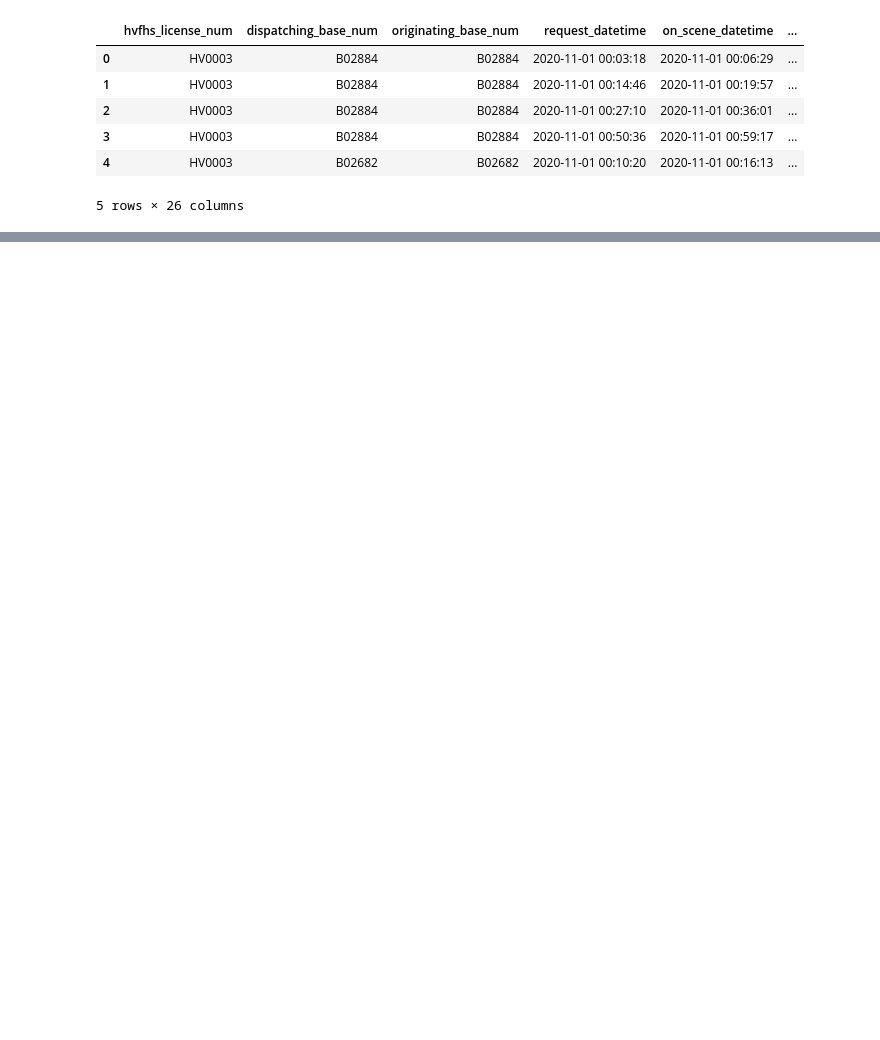
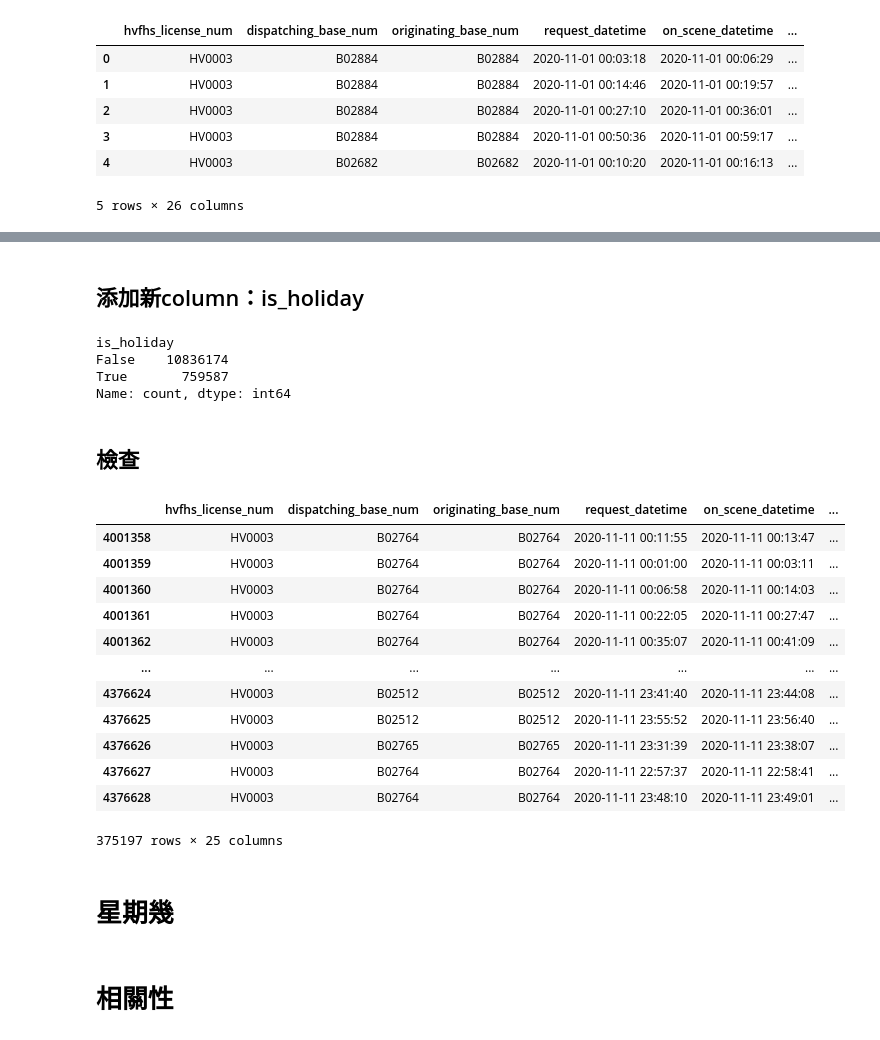
Before and after one commit to TicyYang/nyc-multimodal-ride-hailing-data-retrieval-platform, a Jupyter notebook: data_preprocessing_hvfhv_202011.ipynb, the cells around one changed output, grey strips where cells are left out. Saved outputs shown, nothing was run; the diff lists cells and outputs as text; code cells hidden in the pictures; blank space fills up the shorter version.

```diff
--- a/data_preprocessing_hvfhv_202011.ipynb
+++ b/data_preprocessing_hvfhv_202011.ipynb
@@ -71,12 +69,13 @@ Name: base_passenger_fare, dtype: float64
 # %%
-fhvhv_202011['rider_waiting_time'] = fhvhv_202011['on_scene_datetime'] - fhvhv_202011['request_datetime']
-fhvhv_202011['rider_waiting_time'] = round(fhvhv_202011['rider_waiting_time'] / np.timedelta64(1, 's'), 0)
+
+cal_wating_time['rider_waiting_time'] = cal_wating_time['on_scene_datetime'] - cal_wating_time['request_datetime']
+cal_wating_time['rider_waiting_time'] = round(cal_wating_time['rider_waiting_time'] / np.timedelta64(1, 's'), 0)
 
 
-fhvhv_202011['driver_waiting_time'] = fhvhv_202011['pickup_datetime'] - fhvhv_202011['on_scene_datetime']
-fhvhv_202011['driver_waiting_time'] = round(fhvhv_202011['driver_waiting_time'] / np.timedelta64(1, 's'), 0)
+cal_wating_time['driver_waiting_time'] = cal_wating_time['pickup_datetime'] - cal_wating_time['on_scene_datetime']
+cal_wating_time['driver_waiting_time'] = round(cal_wating_time['driver_waiting_time'] / np.timedelta64(1, 's'), 0)
 
-fhvhv_202011.head()
+cal_wating_time.head()
 # %% [output]
 |  | hvfhs_license_num | dispatching_base_num | originating_base_num | request_datetime | on_scene_datetime | ... |
 | 0 | HV0003 | B02884 | B02884 | 2020-11-01 00:03:18 | 2020-11-01 00:06:29 | ... |
@@ -87,0 +134,13 @@ fhvhv_202011.head()
+# %%
+from pandas.tseries.holiday import AbstractHolidayCalendar, USFederalHolidayCalendar, HolidayCalendarFactory, Holiday
+
+holiday_to_add = [Holiday("Valentine's Day", month=2, day=14),
+                  Holiday("St.Patrick's Day", month=3, day=17),
+                  Holiday("Halloween", month=10, day=31)]
+
+cus_cal = HolidayCalendarFactory('MyHoliday', base=USFederalHolidayCalendar, other=holiday_to_add, base_class=AbstractHolidayCalendar)
+# for i in all_holiday.rules:
+#     print(i)
+holidays_2020 = cus_cal.holidays(cus_cal, start='2020-01-01', end='2020-12-31')
+for date in holidays_2020:
+    print(date)
@@ -87,0 +161,3 @@ fhvhv_202011.head()
+# %%
+holidays_2020 = holidays_2020.date
+holidays_2020
@@ -88,3 +172,36 @@ fhvhv_202011.head()
+# %% [markdown]
+## 添加新column：is_holiday
+# %%
+fhvhv_202011['is_holiday'] = np.where(fhvhv_202011.pickup_datetime.dt.date.isin(holidays_2020), True, False)
+fhvhv_202011['is_holiday'].value_counts()
+# %% [output]
+is_holiday
+False    10836174
+True       759587
+Name: count, dtype: int64
+# %% [markdown]
+## 檢查
+# %%
+date_to_filter = pd.to_datetime('2020-11-11').date()
+fhvhv_202011[fhvhv_202011.pickup_datetime.dt.date == date_to_filter]
+# %% [output]
+|  | hvfhs_license_num | dispatching_base_num | originating_base_num | request_datetime | on_scene_datetime | ... |
+| 4001358 | HV0003 | B02764 | B02764 | 2020-11-11 00:11:55 | 2020-11-11 00:13:47 | ... |
+| 4001359 | HV0003 | B02764 | B02764 | 2020-11-11 00:01:00 | 2020-11-11 00:03:11 | ... |
+| 4001360 | HV0003 | B02764 | B02764 | 2020-11-11 00:06:58 | 2020-11-11 00:14:03 | ... |
+| 4001361 | HV0003 | B02764 | B02764 | 2020-11-11 00:22:05 | 2020-11-11 00:27:47 | ... |
+| 4001362 | HV0003 | B02764 | B02764 | 2020-11-11 00:35:07 | 2020-11-11 00:41:09 | ... |
+| ... | ... | ... | ... | ... | ... | ... |
+| 4376624 | HV0003 | B02512 | B02512 | 2020-11-11 23:41:40 | 2020-11-11 23:44:08 | ... |
+| 4376625 | HV0003 | B02512 | B02512 | 2020-11-11 23:55:52 | 2020-11-11 23:56:40 | ... |
+| 4376626 | HV0003 | B02765 | B02765 | 2020-11-11 23:31:39 | 2020-11-11 23:38:07 | ... |
+| 4376627 | HV0003 | B02764 | B02764 | 2020-11-11 22:57:37 | 2020-11-11 22:58:41 | ... |
+| 4376628 | HV0003 | B02764 | B02764 | 2020-11-11 23:48:10 | 2020-11-11 23:49:01 | ... |
+375197 rows × 25 columns
+# %% [markdown]
+# 星期幾
+# %% [markdown]
+# 相關性
 # %%
 fhvhv_202011.corr()
 # %% [output]
```
Also changed, not shown: parts of 20 cells of this notebook.
